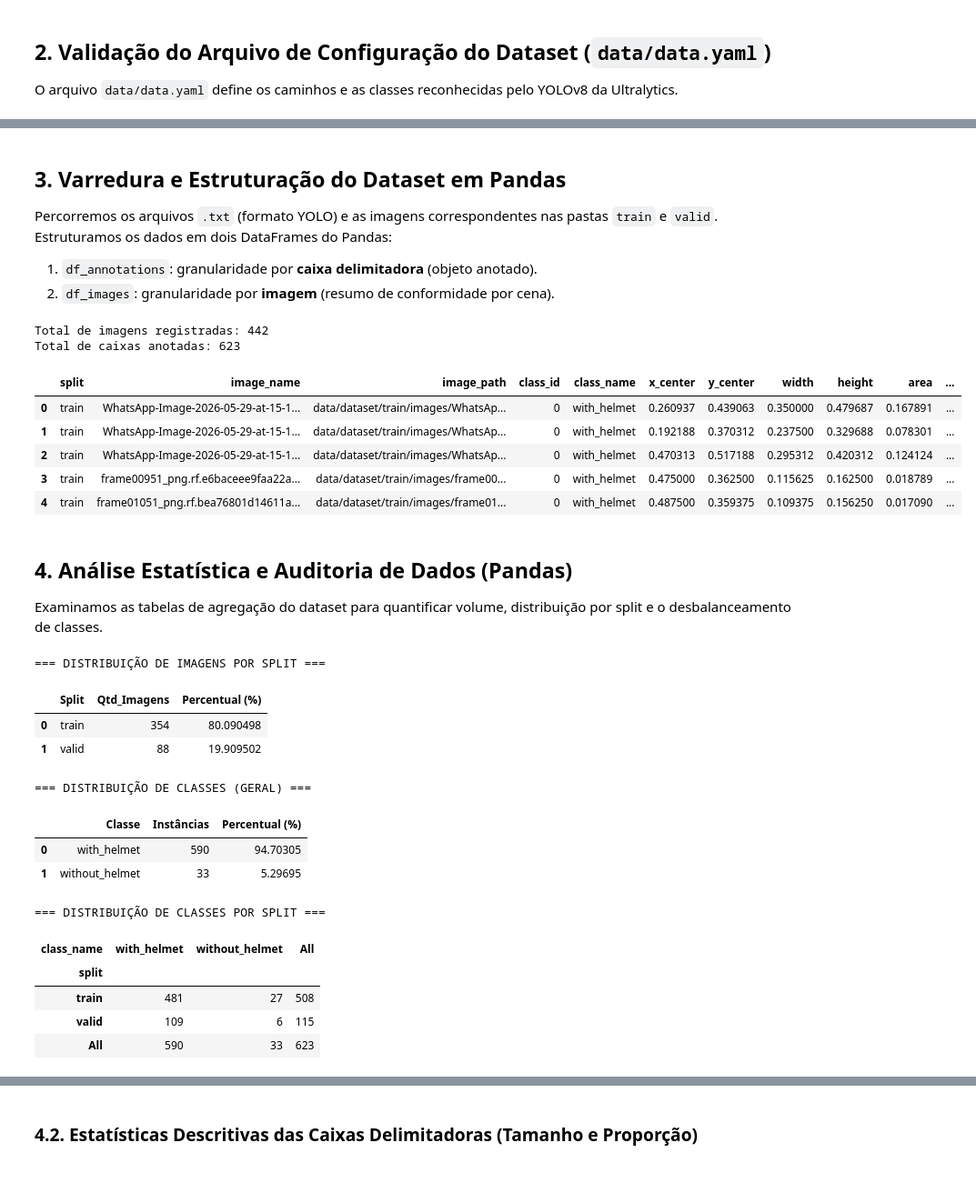
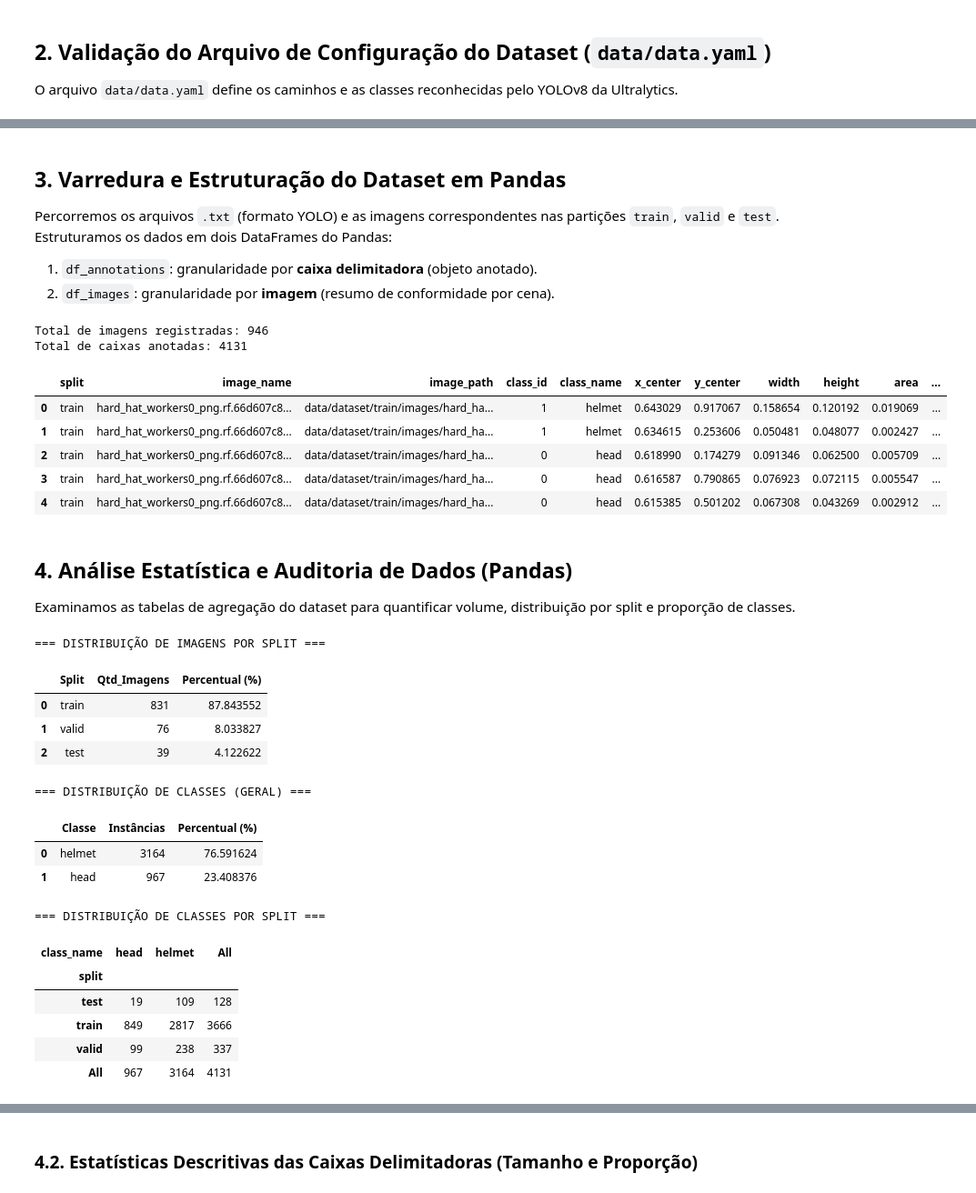
Before and after one commit to carloshfgit/epi_finder, a Jupyter notebook: notebooks/01_eda_dataset.ipynb, the cells around one changed output, grey strips where cells are left out. Shown at 91% size. Saved outputs shown, nothing was run; the diff lists cells and outputs as text; code cells hidden in the pictures.

```diff
--- a/notebooks/01_eda_dataset.ipynb
+++ b/notebooks/01_eda_dataset.ipynb
@@ -74,6 +74,6 @@ names: {0: 'with_helmet', 1: 'without_helmet'}
 # %% [markdown]
 ## 3. Varredura e Estruturação do Dataset em Pandas
-Percorremos os arquivos `.txt` (formato YOLO) e as imagens correspondentes nas pastas `train` e `valid`.
+Percorremos os arquivos `.txt` (formato YOLO) e as imagens correspondentes nas partições `train`, `valid` e `test`.
 Estruturamos os dados em dois DataFrames do Pandas:
 1. `df_annotations`: granularidade por **caixa delimitadora** (objeto anotado).
 2. `df_images`: granularidade por **imagem** (resumo de conformidade por cena).
@@ -102,8 +102,8 @@ for split in ['train', 'valid', 'test']:
         with open(lf, 'r', encoding='utf-8') as f:
             lines = [l.strip() for l in f if l.strip()]
 
-        wh_count = 0
-        woh_count = 0
+        head_count = 0
+        helmet_count = 0
 
         for line in lines:
             tokens = line.split()
@@ -111,52 +111,52 @@ for split in ['train', 'valid', 'test']:
             xc, yc, w, h = map(float, tokens[1:5])
 
             if cls_id == 0:
-                wh_count += 1
+                head_count += 1
             elif cls_id == 1:
-                woh_count += 1
+                helmet_count += 1
 
             anno_rows.append({
                 'split': split,
                 'image_name': Path(matched_img).name if matched_img else base_stem,
                 'image_path': matched_img,
                 'class_id': cls_id,
                 'class_name': DEFAULT_CLASSES.get(cls_id, f'unknown_{cls_id}'),
                 'x_center': xc,
                 'y_center': yc,
                 'width': w,
                 'height': h,
                 'area': w * h,
                 'aspect_ratio': w / (h + 1e-6)
             })
 
         image_rows.append({
             'split': split,
             'image_name': Path(matched_img).name if matched_img else base_stem,
             'image_path': matched_img,
             'total_boxes': len(lines),
-            'with_helmet': wh_count,
-            'without_helmet': woh_count,
-            'has_infraction': woh_count > 0
+            'head': head_count,
+            'helmet': helmet_count,
+            'has_infraction': head_count > 0
         })
 
 df_annotations = pd.DataFrame(anno_rows)
 df_images = pd.DataFrame(image_rows)
 
 print(f'Total de imagens registradas: {len(df_images)}')
 print(f'Total de caixas anotadas: {len(df_annotations)}')
 df_annotations.head()
 # %% [output]
-Total de imagens registradas: 442
-Total de caixas anotadas: 623
+Total de imagens registradas: 946
+Total de caixas anotadas: 4131
 |  | split | image_name | image_path | class_id | class_name | x_center | y_center | width | height | area | ... |
-| 0 | train | WhatsApp-Image-2026-05-29-at-15-1... | data/dataset/train/images/WhatsAp... | 0 | with_helmet | 0.260937 | 0.439063 | 0.350000 | 0.479687 | 0.167891 | ... |
-| 1 | train | WhatsApp-Image-2026-05-29-at-15-1... | data/dataset/train/images/WhatsAp... | 0 | with_helmet | 0.192188 | 0.370312 | 0.237500 | 0.329688 | 0.078301 | ... |
-| 2 | train | WhatsApp-Image-2026-05-29-at-15-1... | data/dataset/train/images/WhatsAp... | 0 | with_helmet | 0.470313 | 0.517188 | 0.295312 | 0.420312 | 0.124124 | ... |
-| 3 | train | frame00951_png.rf.e6baceee9faa22a... | data/dataset/train/images/frame00... | 0 | with_helmet | 0.475000 | 0.362500 | 0.115625 | 0.162500 | 0.018789 | ... |
-| 4 | train | frame01051_png.rf.bea76801d14611a... | data/dataset/train/images/frame01... | 0 | with_helmet | 0.487500 | 0.359375 | 0.109375 | 0.156250 | 0.017090 | ... |
+| 0 | train | hard_hat_workers0_png.rf.66d607c8... | data/dataset/train/images/hard_ha... | 1 | helmet | 0.643029 | 0.917067 | 0.158654 | 0.120192 | 0.019069 | ... |
+| 1 | train | hard_hat_workers0_png.rf.66d607c8... | data/dataset/train/images/hard_ha... | 1 | helmet | 0.634615 | 0.253606 | 0.050481 | 0.048077 | 0.002427 | ... |
+| 2 | train | hard_hat_workers0_png.rf.66d607c8... | data/dataset/train/images/hard_ha... | 0 | head | 0.618990 | 0.174279 | 0.091346 | 0.062500 | 0.005709 | ... |
+| 3 | train | hard_hat_workers0_png.rf.66d607c8... | data/dataset/train/images/hard_ha... | 0 | head | 0.616587 | 0.790865 | 0.076923 | 0.072115 | 0.005547 | ... |
+| 4 | train | hard_hat_workers0_png.rf.66d607c8... | data/dataset/train/images/hard_ha... | 0 | head | 0.615385 | 0.501202 | 0.067308 | 0.043269 | 0.002912 | ... |
 # %% [markdown]
 ## 4. Análise Estatística e Auditoria de Dados (Pandas)
-Examinamos as tabelas de agregação do dataset para quantificar volume, distribuição por split e o desbalanceamento de classes.
+Examinamos as tabelas de agregação do dataset para quantificar volume, distribuição por split e proporção de classes.
 # %%
 print('=== DISTRIBUIÇÃO DE IMAGENS POR SPLIT ===')
 img_split_dist = df_images['split'].value_counts().rename_axis('Split').reset_index(name='Qtd_Imagens')
@@ -174,17 +174,19 @@ display(split_cls_table)
 # %% [output]
 === DISTRIBUIÇÃO DE IMAGENS POR SPLIT ===
 |  | Split | Qtd_Imagens | Percentual (%) |
-| 0 | train | 354 | 80.090498 |
-| 1 | valid | 88 | 19.909502 |
+| 0 | train | 831 | 87.843552 |
+| 1 | valid | 76 | 8.033827 |
+| 2 | test | 39 | 4.122622 |
 === DISTRIBUIÇÃO DE CLASSES (GERAL) ===
 |  | Classe | Instâncias | Percentual (%) |
-| 0 | with_helmet | 590 | 94.70305 |
-| 1 | without_helmet | 33 | 5.29695 |
+| 0 | helmet | 3164 | 76.591624 |
+| 1 | head | 967 | 23.408376 |
 === DISTRIBUIÇÃO DE CLASSES POR SPLIT ===
-| class_name | with_helmet | without_helmet | All |
+| class_name | head | helmet | All |
 | split |  |  |  |
-| train | 481 | 27 | 508 |
-| valid | 109 | 6 | 115 |
-| All | 590 | 33 | 623 |
+| test | 19 | 109 | 128 |
+| train | 849 | 2817 | 3666 |
+| valid | 99 | 238 | 337 |
+| All | 967 | 3164 | 4131 |
 # %% [markdown]
 ### 4.1. Análise de Conformidade e Infrações por Imagem
```
Also changed, not shown: parts of 13 cells of this notebook, 3 other files.
